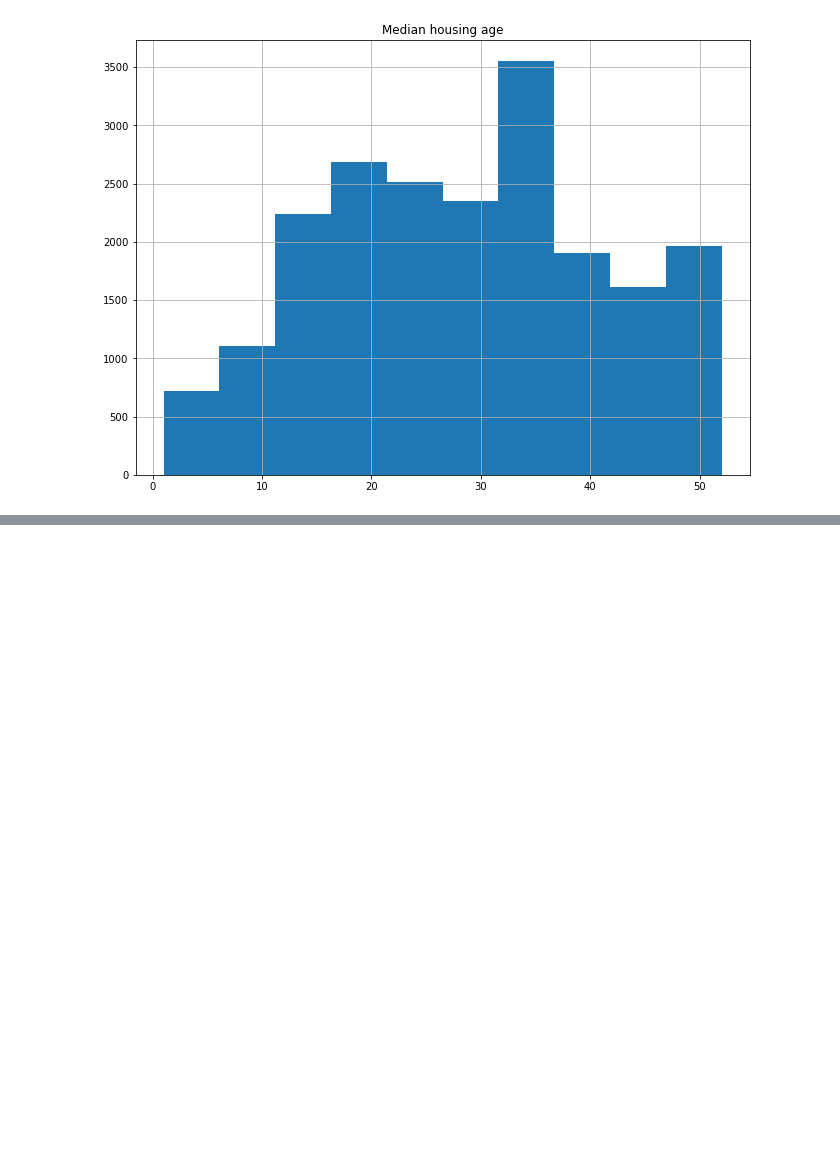
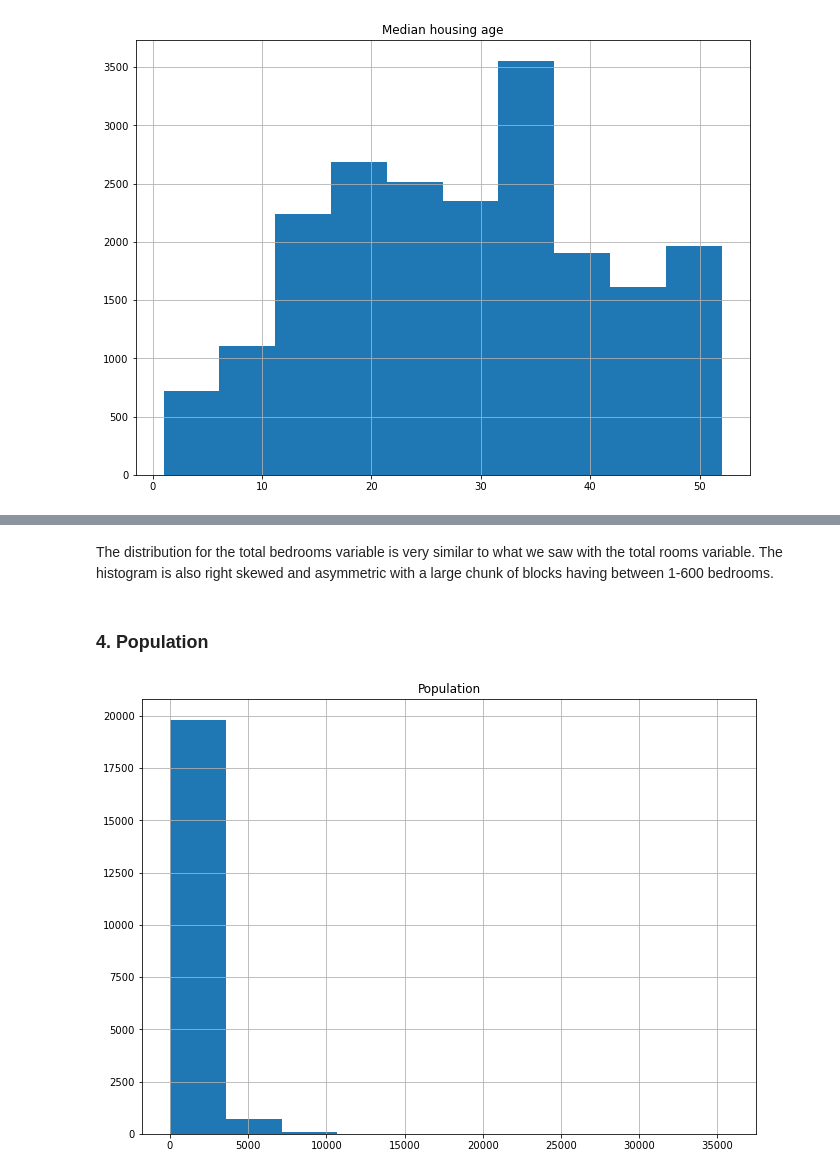
Before and after one commit to DerKaiser7/Data-Portfolio, a Jupyter notebook: EDA/california_housing.ipynb, the cells around one changed output, grey strips where cells are left out. Cells and saved outputs as stored; diff of their text form; code cells hidden in the pictures; blank space fills up the shorter version.

```diff
--- a/EDA/california_housing.ipynb
+++ b/EDA/california_housing.ipynb
@@ -206,0 +221,8 @@ The histogram above shows the frequency distribution for the median housing age
+# %% [markdown]
+The distribution for the total bedrooms variable is very similar to what we saw with the total rooms variable. The histogram is also right skewed and asymmetric with a large chunk of blocks having between 1-600 bedrooms.
+# %% [markdown]
+<h3>4. Population</h3>
+# %%
+plot_histogram(housing_df, 'population', 'Population')
+# %% [output]
+[figure, added]
```
Also changed, not shown: parts of 13 cells of this notebook, 1 other file.
